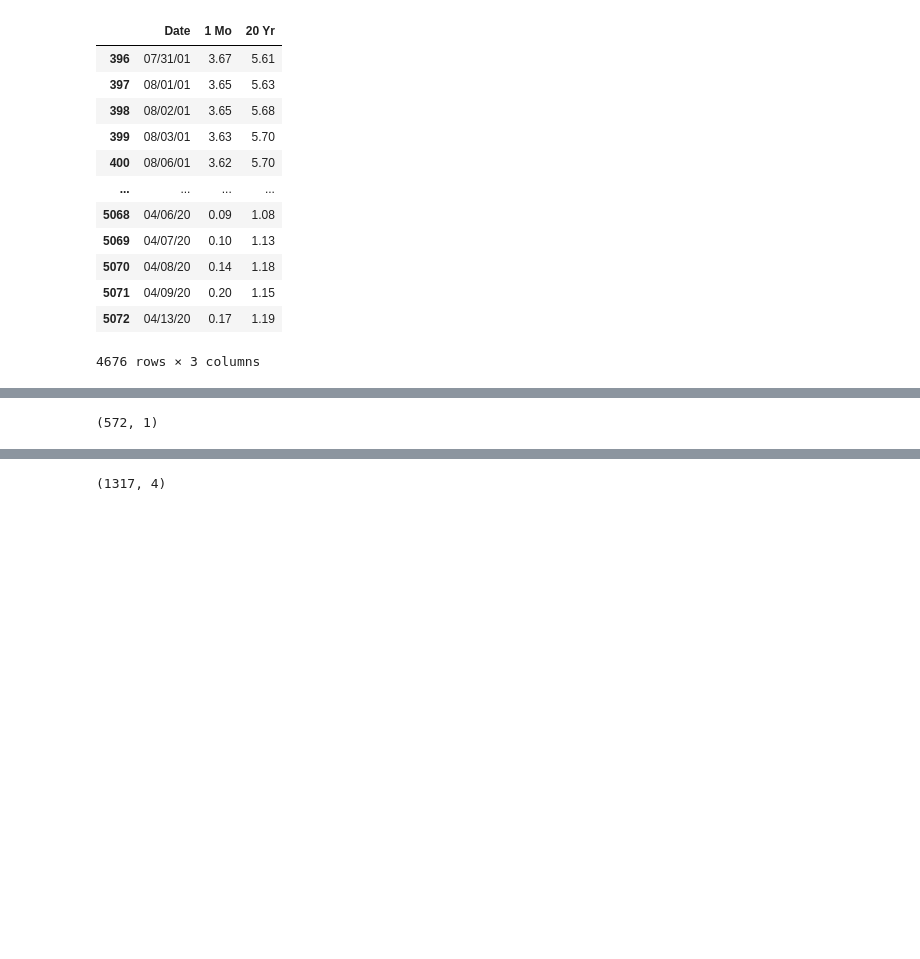
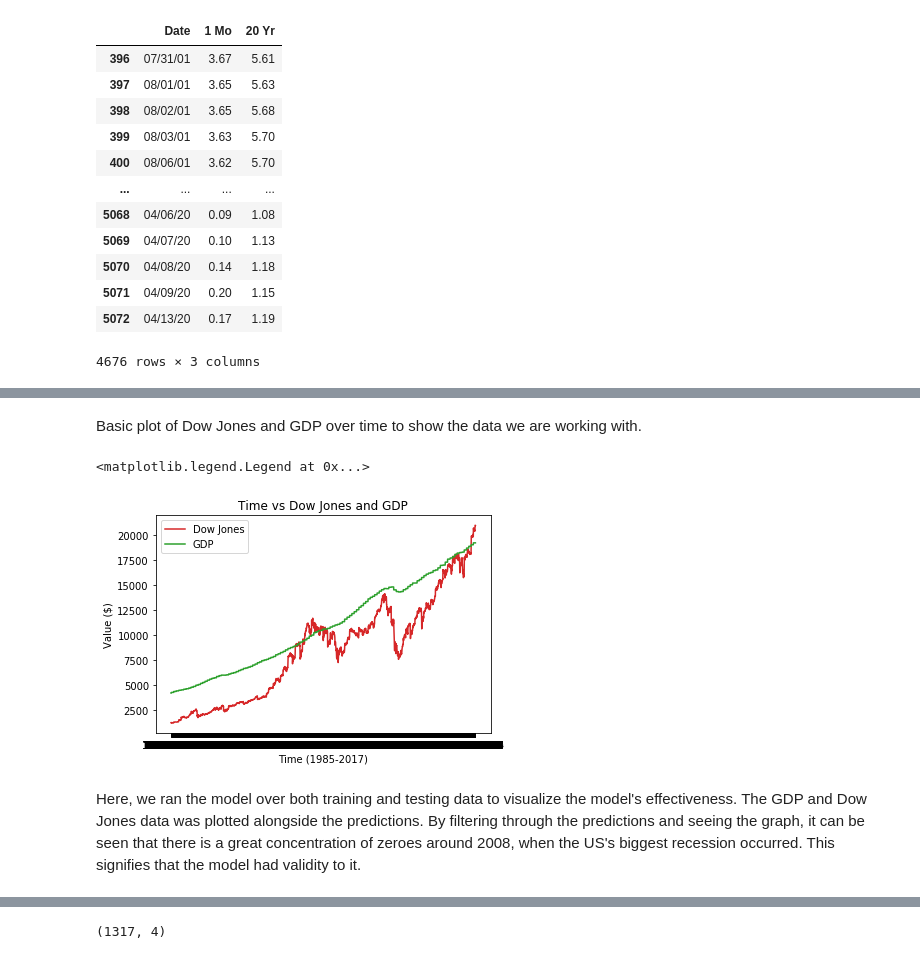
Before and after one commit to fjevtic46/cmse202-project, a Jupyter notebook: Project.ipynb, the cells around one changed output, grey strips where cells are left out. Cells and saved outputs as stored; diff of their text form; code cells hidden in the pictures; blank space fills up the shorter version.

```diff
--- a/Project.ipynb
+++ b/Project.ipynb
@@ -149,6 +157,8 @@ from sklearn.model_selection import train_test_split
 time = dow_arr[:,0]
 open_prices = dow_arr[:,1]
 dow_gdp = dow_arr[:,3]
+dow_gdp = dow_gdp.astype(np.float)
+dow_gdp.reshape(-1,1)
 open_prices = open_prices.astype(np.float)
 open_prices = open_prices.reshape(-1,1)
 # %%
@@ -212,4 +218,0 @@ print(accuracy)
-# %%
-dow_open_predict.shape
-# %% [output]
-(572, 1)
@@ -222,0 +219,14 @@ for i in two_dow:
+# %% [markdown]
+Basic plot of Dow Jones and GDP over time to show the data we are working with.
+# %%
+plt.plot(time,open_prices,color = 'tab:red')
+plt.xlabel("Time (1985-2017)")
+plt.ylabel("Value ($)")
+plt.title("Time vs Dow Jones and GDP")
+plt.plot(time,dow_gdp,color = 'tab:green')
+plt.legend(["Dow Jones","GDP"])
+# %% [output]
+<matplotlib.legend.Legend at 0x...>
+[figure, added]
+# %% [markdown]
+Here, we ran the model over both training and testing data to visualize the model's effectiveness. The GDP and Dow Jones data was plotted alongside the predictions. By filtering through the predictions and seeing the graph, it can be seen that there is a great concentration of zeroes around 2008, when the US's biggest recession occurred. This signifies that the model had validity to it.
```
Also changed, not shown: parts of 61 cells of this notebook.
